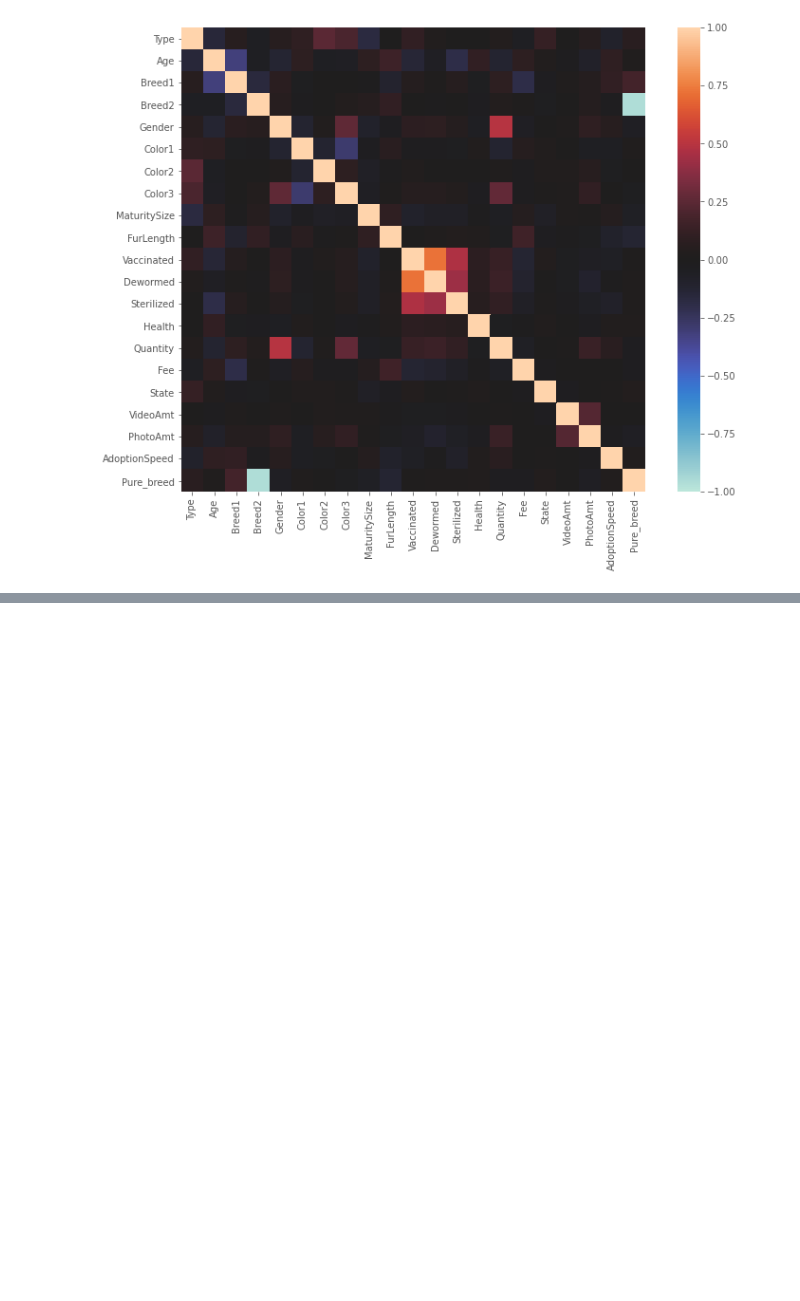
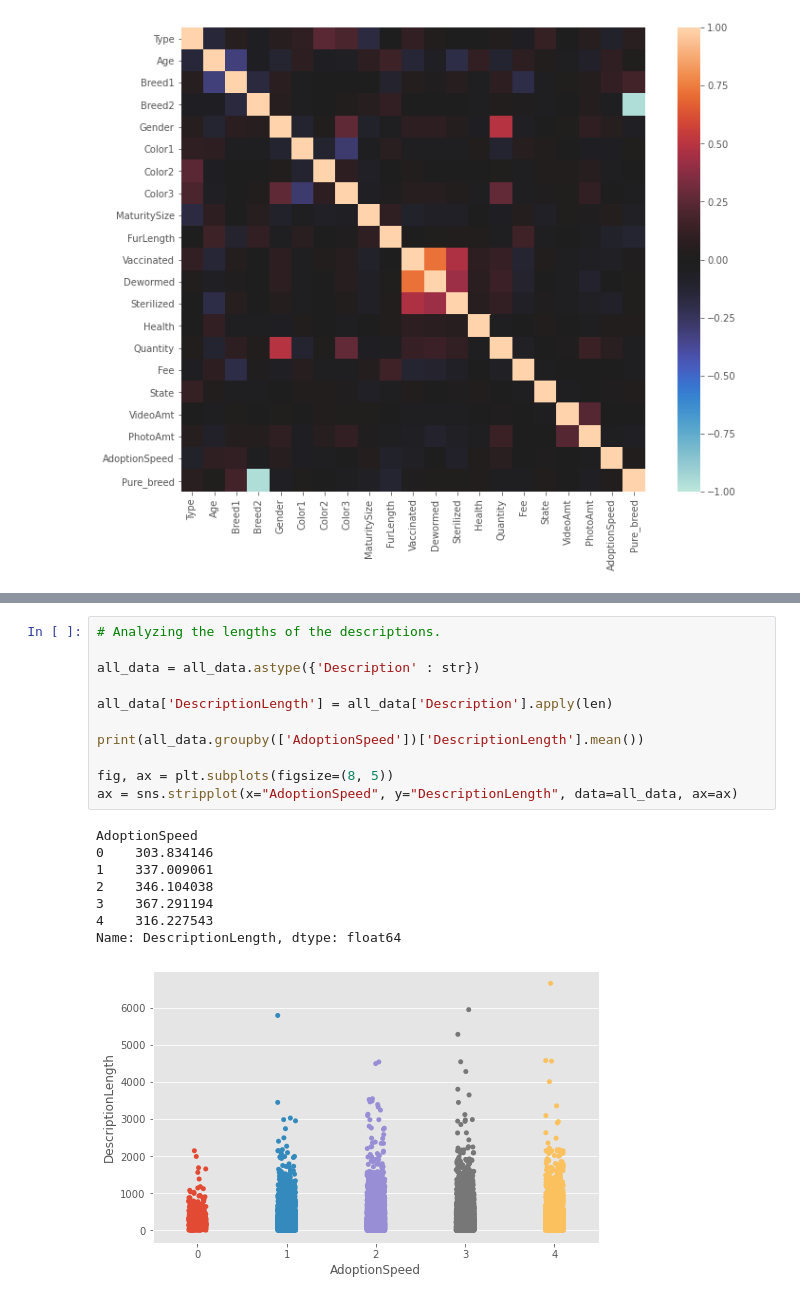
Before and after one commit to olivo/animal-adoption-mids-capstone, a Jupyter notebook: EDA/Initial Draft.ipynb, the cells around one changed output, grey strips where cells are left out. Cells and saved outputs as stored; diff of their text form; blank space fills up the shorter version.

```diff
--- a/EDA/Initial Draft.ipynb
+++ b/EDA/Initial Draft.ipynb
@@ -234,0 +269,20 @@ ax = sns.heatmap(train.corr(), square=True, vmax=1, vmin=-1, center=0)
+# %%
+# Analyzing the lengths of the descriptions.
+
+all_data = all_data.astype({'Description' : str})
+
+all_data['DescriptionLength'] = all_data['Description'].apply(len)
+
+print(all_data.groupby(['AdoptionSpeed'])['DescriptionLength'].mean())
+
+fig, ax = plt.subplots(figsize=(8, 5))
+ax = sns.stripplot(x="AdoptionSpeed", y="DescriptionLength", data=all_data, ax=ax)
+# %% [output]
+AdoptionSpeed
+0    303.834146
+1    337.009061
+2    346.104038
+3    367.291194
+4    316.227543
+Name: DescriptionLength, dtype: float64
+[figure, added]
```
Also changed, not shown: parts of 7 cells of this notebook.
